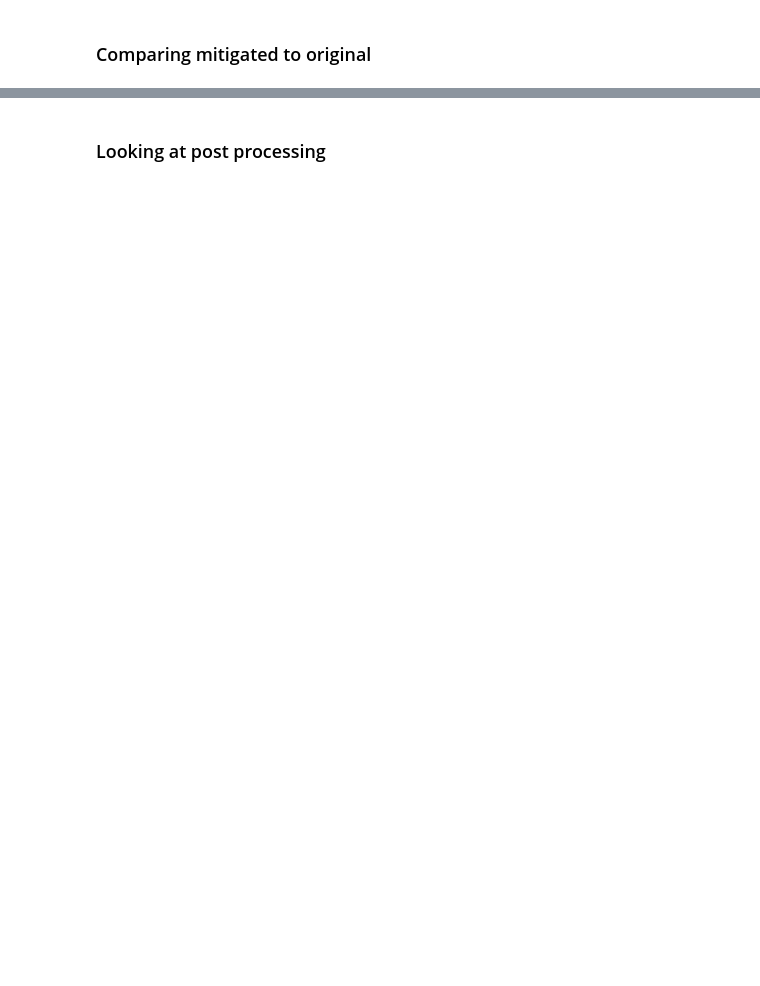
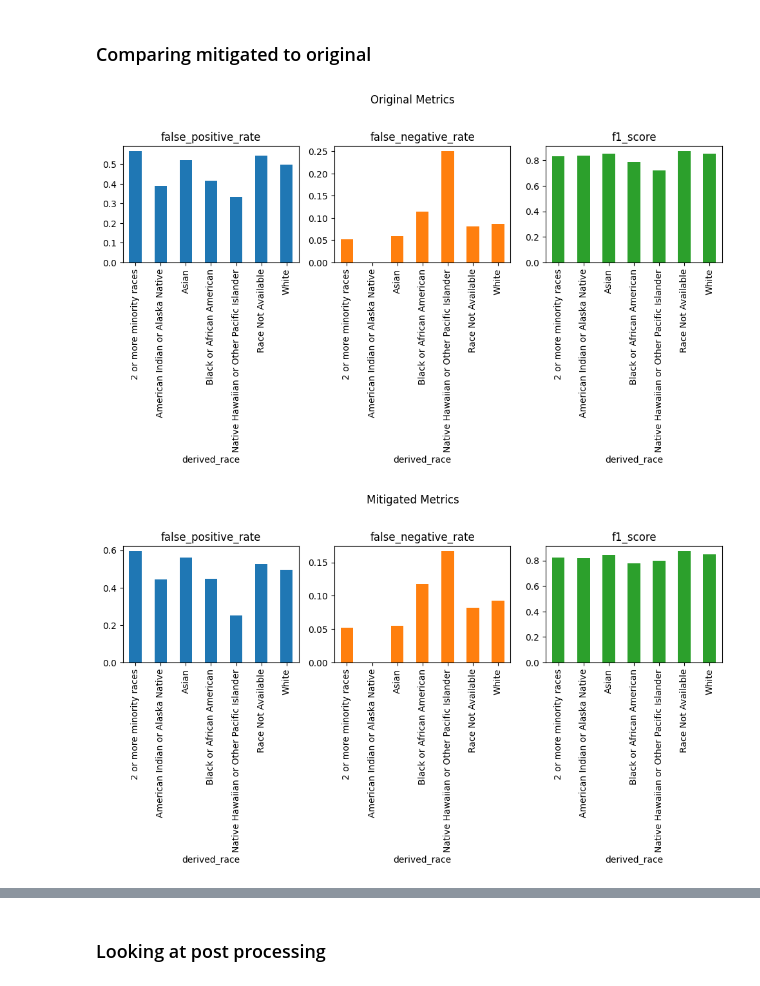
Before and after one commit to ec1302/MSBA_Capstone_Saxa7, a Jupyter notebook: Models/random_forest_v1.ipynb, the cells around one changed output, grey strips where cells are left out. Drawn from its saved outputs; the diff is of its cells as text; code cells hidden in the pictures; blank space fills up the shorter version.

```diff
--- a/Models/random_forest_v1.ipynb
+++ b/Models/random_forest_v1.ipynb
@@ -354,0 +479,23 @@ print(metrics_df)
+# %%
+axes = metric_frame_original.by_group.plot.bar(
+    subplots=True,
+    layout=[3, 3],
+    legend=False,
+    figsize=[12, 8],
+    title="Original Metrics"
+)
+
+plt.show()
+
+axes = metric_frame_mitigated.by_group.plot.bar(
+    subplots=True,
+    layout=[3, 3],
+    legend=False,
+    figsize=[12, 8],
+    title="Mitigated Metrics"
+)
+
+plt.show()
+# %% [output]
+[figure, added]
+[figure, added]
```
Also changed, not shown: parts of 23 cells of this notebook, 2 other files.
